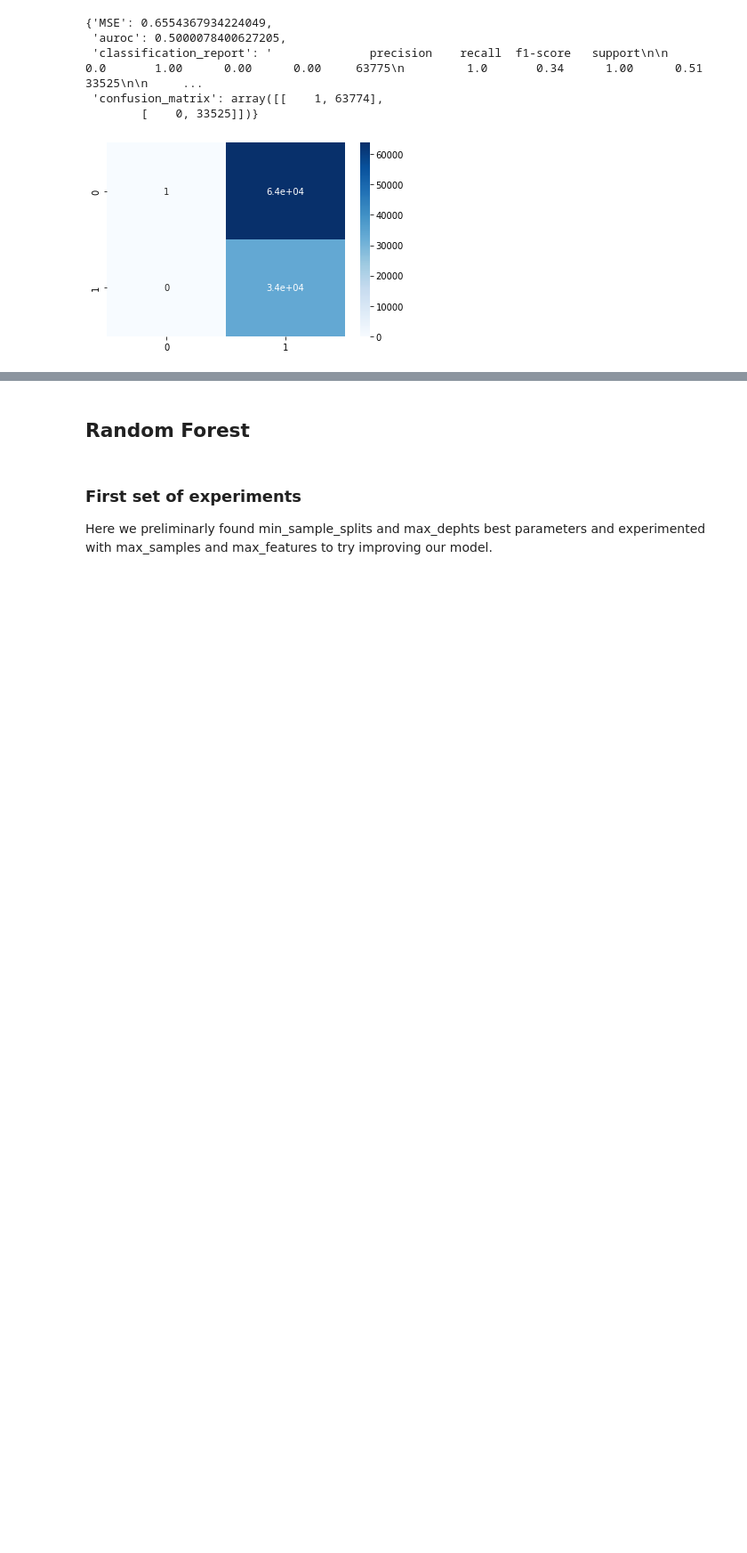
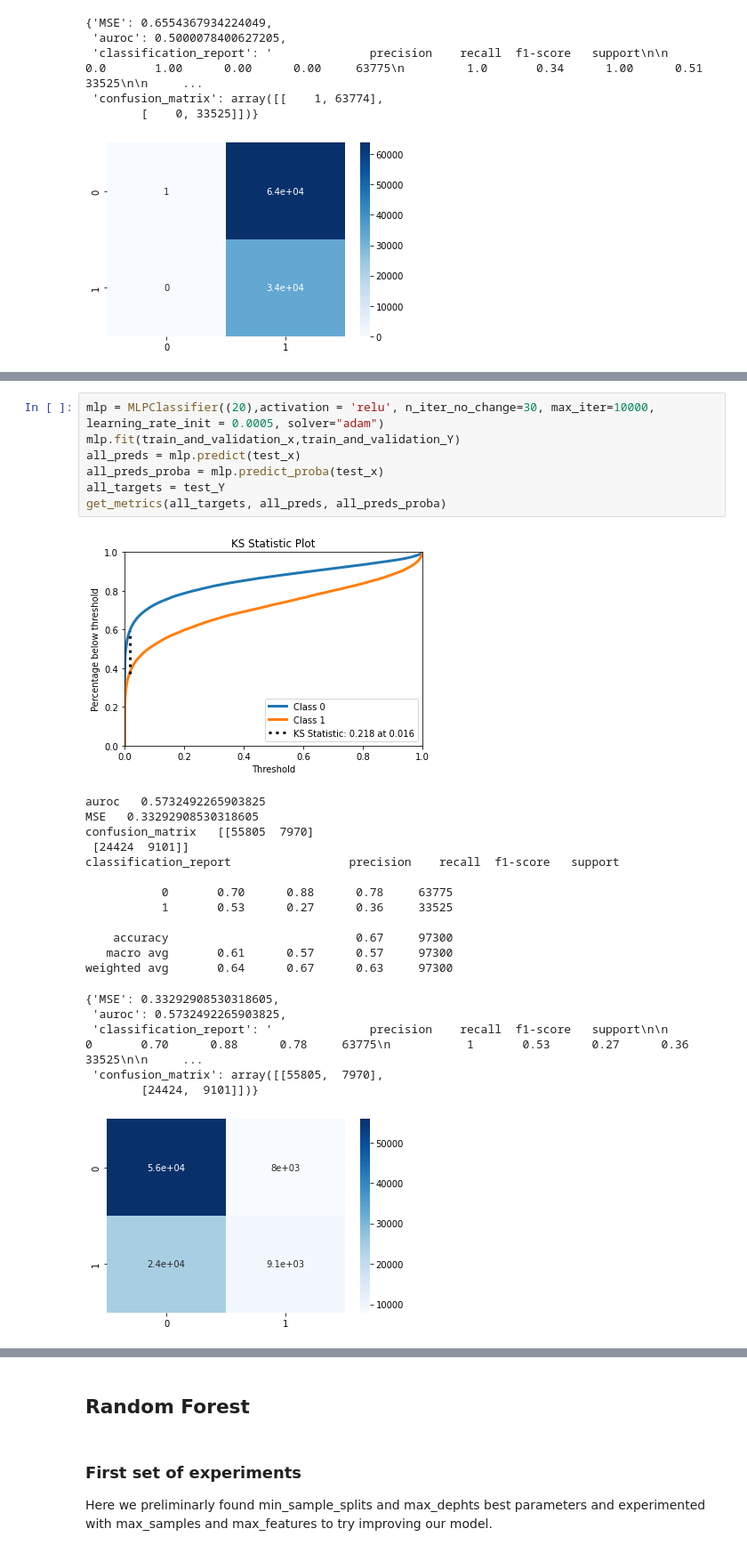
Before and after one commit to pietromasur/credit-risk-analysis, a Jupyter notebook: credit_risk_analysis.ipynb, the cells around one changed output, grey strips where cells are left out. Shown at 89% size. Saved outputs shown, nothing was run; the diff lists cells and outputs as text; blank space fills up the shorter version.

```diff
--- a/credit_risk_analysis.ipynb
+++ b/credit_risk_analysis.ipynb
@@ -536,0 +638,27 @@ weighted avg       0.77      0.34      0.18     97300
+# %%
+mlp = MLPClassifier((20),activation = 'relu', n_iter_no_change=30, max_iter=10000, learning_rate_init = 0.0005, solver="adam")
+mlp.fit(train_and_validation_x,train_and_validation_Y)
+all_preds = mlp.predict(test_x)
+all_preds_proba = mlp.predict_proba(test_x)
+all_targets = test_Y
+get_metrics(all_targets, all_preds, all_preds_proba)
+# %% [output]
+[figure, added]
+auroc   0.5732492265903825
+MSE   0.33292908530318605
+confusion_matrix   [[55805  7970]
+ [24424  9101]]
+classification_report                 precision    recall  f1-score   support
+
+           0       0.70      0.88      0.78     63775
+           1       0.53      0.27      0.36     33525
+
+    accuracy                           0.67     97300
+   macro avg       0.61      0.57      0.57     97300
+weighted avg       0.64      0.67      0.63     97300
+{'MSE': 0.33292908530318605,
+ 'auroc': 0.5732492265903825,
+ 'classification_report': '              precision    recall  f1-score   support\n\n           0       0.70      0.88      0.78     63775\n           1       0.53      0.27      0.36     33525\n\n     ...
+ 'confusion_matrix': array([[55805,  7970],
+        [24424,  9101]])}
+[figure, added]
```
Also changed, not shown: parts of 22 cells of this notebook.
